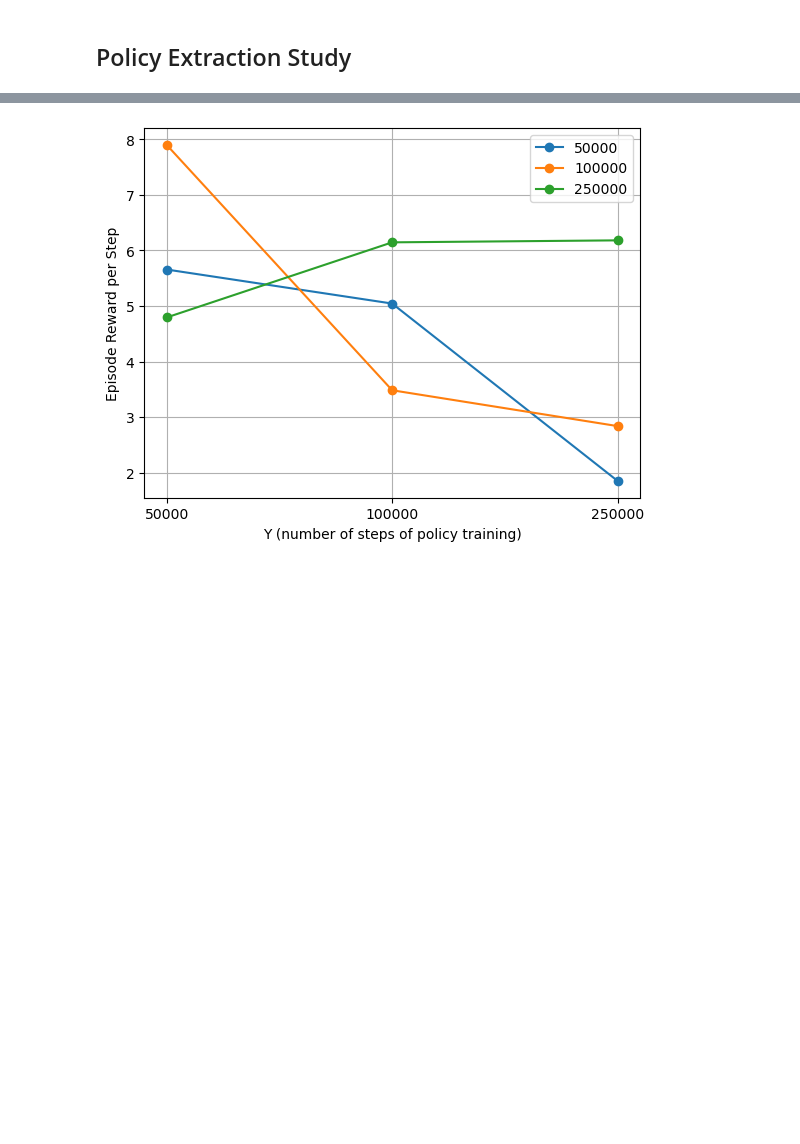
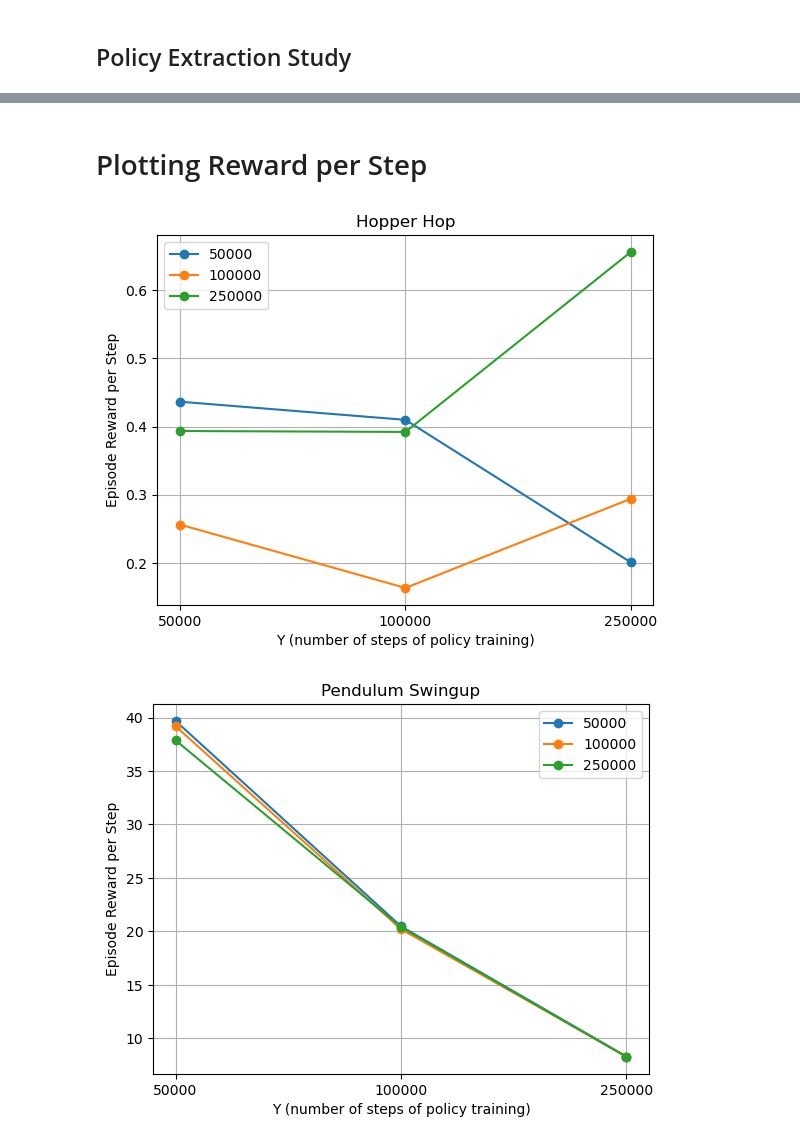
Before and after one commit to imgeorgiev/FoRL-WM, a Jupyter notebook: results/policy_extraction_study.ipynb, the cells around one changed output, grey strips where cells are left out. Drawn from its saved outputs; the diff is of its cells as text; code cells hidden in the pictures; blank space fills up the shorter version.

```diff
--- a/results/policy_extraction_study.ipynb
+++ b/results/policy_extraction_study.ipynb
@@ -5,3 +6,6 @@ import matplotlib.pyplot as plt
-# %%
-# read the csv file
-df = pd.read_csv("data/tdmpc2_policy_extraction_study.csv")
+# %%
+# read the csv file
+hopper_hop_df = pd.read_csv("data/tdmpc2_hopper-hop_policy_extraction_study.csv")
+pendulum_swingup_df = pd.read_csv("data/tdmpc2_pendulum-swingup_policy_extraction_study.csv")
+cartpole_swingup_df = pd.read_csv("data/tdmpc2_cartpole-swingup_policy_extraction_study.csv")
+walker_run_df = pd.read_csv("data/tdmpc2_walker-run_policy_extraction_study.csv")
@@ -53,44 +70,54 @@ plt.show()
+# %% [markdown]
+# Plotting Reward per Step #
 # %%
-# create a plot:
-# - x-axis is the number of steps of policy extraction and y-axis is the reward per step
+def plot_reward_per_step(df, title):
+    # create a plot:
+    # - x-axis is the number of steps of policy extraction and y-axis is the reward per step
 
-X = [50000, 100000, 250000] # supervised model checkpoints
+    X = [50000, 100000, 250000] # supervised model checkpoints
 
-plt1 = plt.figure()
-plt.ylabel('Episode Reward per Step')
-plt.xlabel('Y (number of steps of policy training)')
-plt.xticks(range(len(X)), X)
+    plt1 = plt.figure()
+    plt.ylabel('Episode Reward per Step')
+    plt.xlabel('Y (number of steps of policy training)')
+    plt.xticks(range(len(X)), X)
 
-for i in range(len(X)):
+    for i in range(len(X)):
 
-    df1 = df.filter(like="/" + str(X[i]) + ".pt")
+        df1 = df.filter(like="/" + str(X[i]) + ".pt")
 
-    # average the columns (similar to wandb grouping)
-    df1 = df1.mean(axis=1)
+        # average the columns (similar to wandb grouping)
+        df1 = df1.mean(axis=1)
 
-    # time weighted ema smoothing of 0.95
-    # df1 = df1.ewm(alpha=0.05).mean()
+        # time weighted ema smoothing of 0.95
+        # df1 = df1.ewm(alpha=0.05).mean()
 
-    # remove nan values
-    df1 = df1.dropna()
+        # remove nan values
+        df1 = df1.dropna()
 
-    # calculate the difference between each row
-    diff = df1.diff()
+        # calculate the difference between each row
+        diff = df1.diff()
 
-    # let each index be the cumulative sum of the differences up to that point (i.e. the reward at that point) divided by the number of steps up to that point (i.e. the step number)
-    reward_per_step = diff.cumsum() / range(1, len(diff)+1)
+        # let each index be the cumulative sum of the differences up to that point (i.e. the reward at that point) divided by the number of steps up to that point (i.e. the step number)
+        reward_per_step = diff.cumsum() / range(1, len(diff)+1)
 
-    # values of X where X % 2500 == 0 (model was saved every 2500 steps)
-    idx = [i / 2500 for i in X]
+        # values of X where X % 2500 == 0 (model was saved every 2500 steps)
+        idx = [i / 2500 for i in X]
 
-    # only plot idx
-    reward_per_step = reward_per_step[idx]
+        # only plot idx
+        reward_per_step = reward_per_step[idx]
 
-    # label each line with the model name
-    plt.plot(range(len(reward_per_step)), reward_per_step, label=X[i], marker='o')
+        # label each line with the model name
+        plt.plot(range(len(reward_per_step)), reward_per_step, label=X[i], marker='o')
 
-plt.legend()
-plt.grid()
-plt.show()
+    plt.title(title)
+    plt.legend()
+    plt.grid()
+    plt.show()
+
+plot_reward_per_step(hopper_hop_df, "Hopper Hop")
+plot_reward_per_step(pendulum_swingup_df, "Pendulum Swingup")
+plot_reward_per_step(cartpole_swingup_df, "Cartpole Swingup")
+plot_reward_per_step(walker_run_df, "Walker Run")
 # %% [output]
-[figure, old version]
+[figure, new version]
+[figure, added]
```
Also changed, not shown: parts of 4 cells of this notebook.
